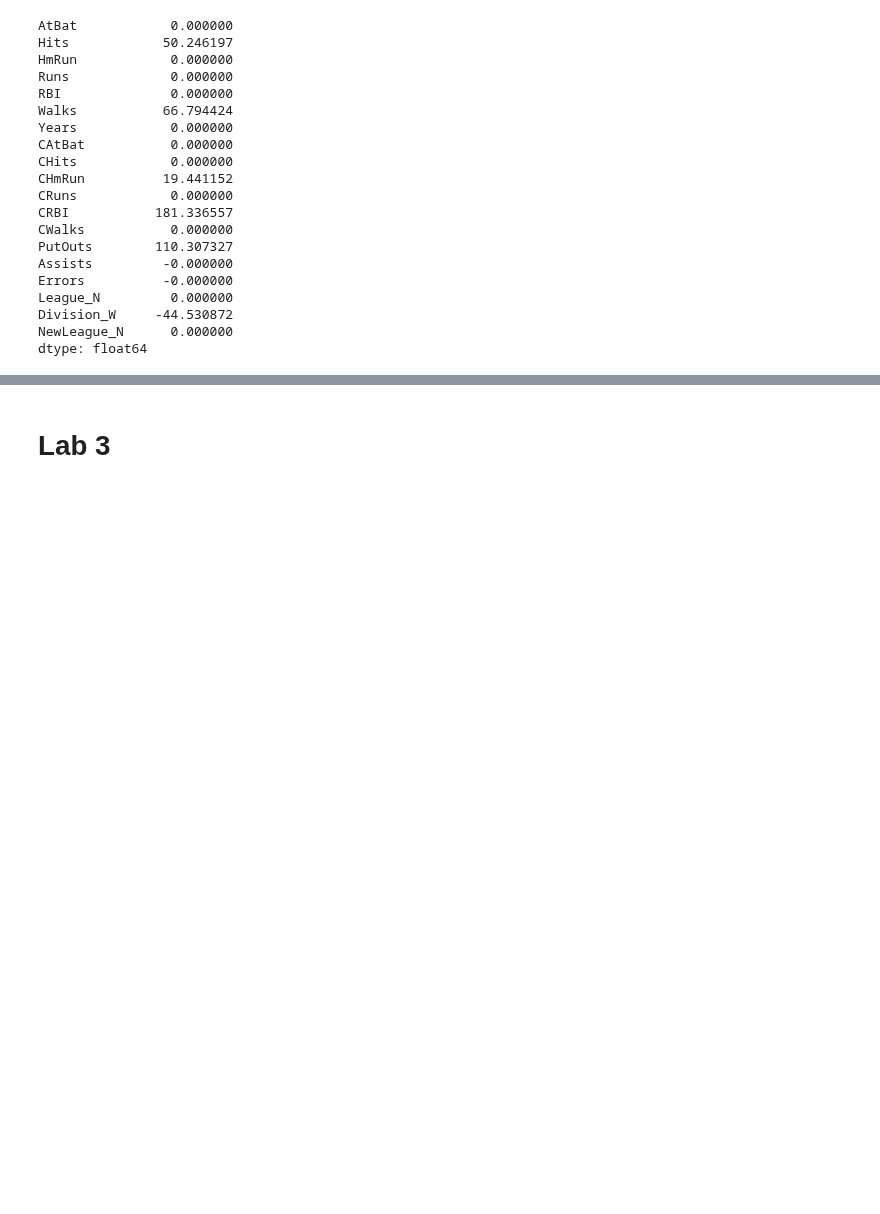
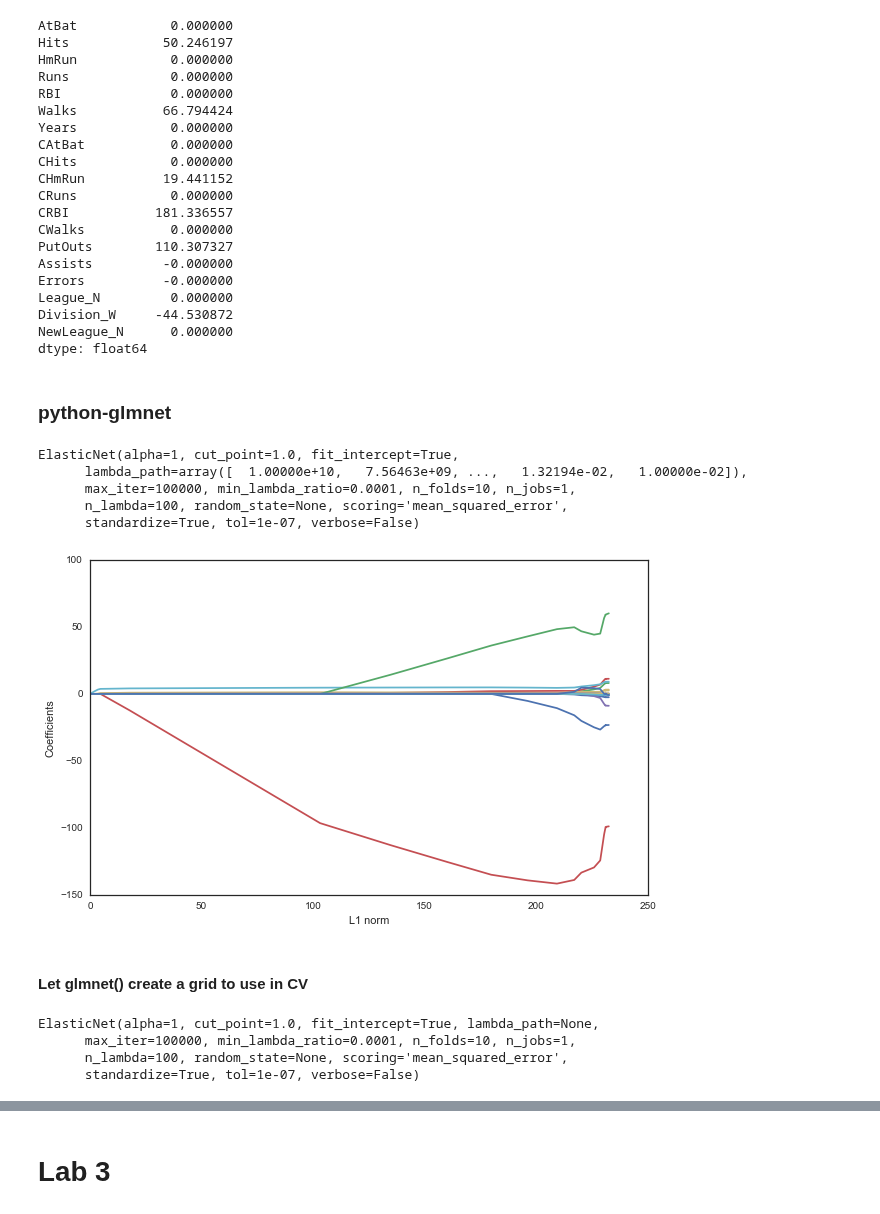
Before and after one commit to JWarmenhoven/ISLR-python, a Jupyter notebook: Notebooks/Chapter 6.ipynb, the cells around one changed output, grey strips where cells are left out. Cells and saved outputs as stored; diff of their text form; code cells hidden in the pictures; blank space fills up the shorter version.

Commit message:
Update Chapter 6 - glmnet() Lasso

```diff
--- a/Notebooks/Chapter 6.ipynb
+++ b/Notebooks/Chapter 6.ipynb
@@ -457,3 +492,33 @@ League_N         0.000000
 Division_W     -44.530872
 NewLeague_N      0.000000
 dtype: float64
+# %% [markdown]
+### python-glmnet
+# %%
+lasso2 = gln.ElasticNet(alpha=1, lambda_path=grid, scoring='mean_squared_error', n_folds=10)
+lasso2.fit(X_train2, y_train2.as_matrix().ravel())
+# %% [output]
+ElasticNet(alpha=1, cut_point=1.0, fit_intercept=True,
+      lambda_path=array([  1.00000e+10,   7.56463e+09, ...,   1.32194e-02,   1.00000e-02]),
+      max_iter=100000, min_lambda_ratio=0.0001, n_folds=10, n_jobs=1,
+      n_lambda=100, random_state=None, scoring='mean_squared_error',
+      standardize=True, tol=1e-07, verbose=False)
+# %%
+l1_norm = np.sum(np.abs(lasso2.coef_path_), axis=0)
+
+plt.figure(figsize=(10,6))
+plt.plot(l1_norm, lasso2.coef_path_.T)
+plt.xlabel('L1 norm')
+plt.ylabel('Coefficients');
+# %% [output]
+[figure, added]
+# %% [markdown]
+#### Let glmnet() create a grid to use in CV
+# %%
+lasso3 = gln.ElasticNet(alpha=1, scoring='mean_squared_error', n_folds=10)
+lasso3.fit(X_train2, y_train2.as_matrix().ravel())
+# %% [output]
+ElasticNet(alpha=1, cut_point=1.0, fit_intercept=True, lambda_path=None,
+      max_iter=100000, min_lambda_ratio=0.0001, n_folds=10, n_jobs=1,
+      n_lambda=100, random_state=None, scoring='mean_squared_error',
+      standardize=True, tol=1e-07, verbose=False)
```
Also changed, not shown: parts of 9 cells of this notebook.
